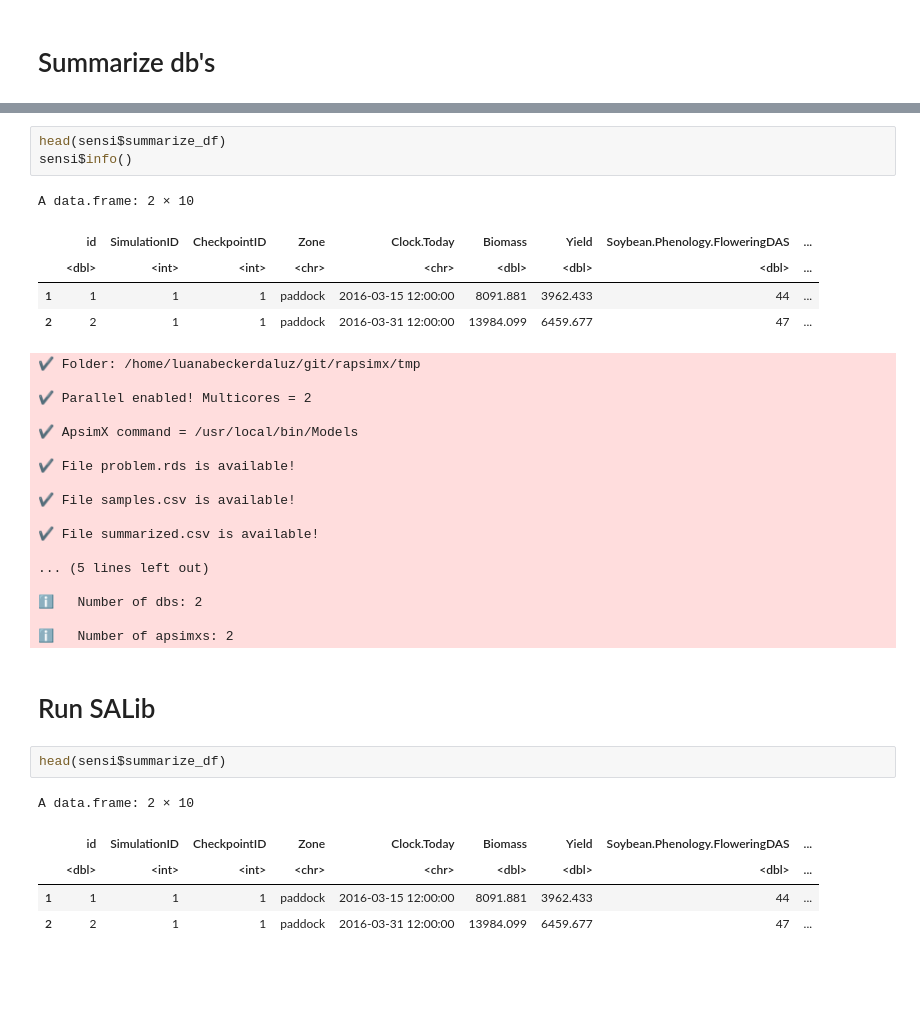
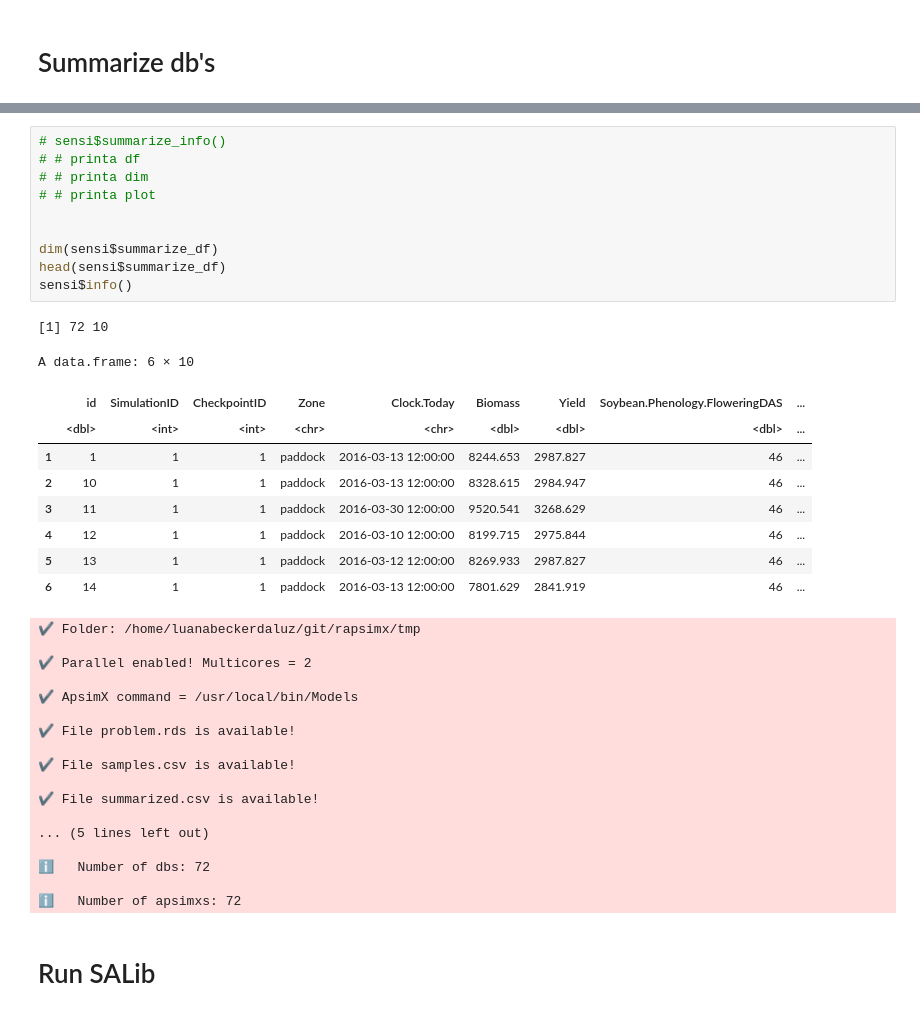
Before and after one commit to luanabeckerdaluz/rapsimx, a Jupyter notebook: examples/sensitivity.ipynb, the cells around one changed output, grey strips where cells are left out. Cells and saved outputs as stored; diff of their text form; blank space fills up the shorter version.

```diff
--- a/examples/sensitivity.ipynb
+++ b/examples/sensitivity.ipynb
@@ -181,40 +181,44 @@ sensi$summarize(
 ✔ File 'summarized.csv' saved!
 # %%
+# sensi$summarize_info()
+# # printa df
+# # printa dim
+# # printa plot
+
+
+dim(sensi$summarize_df)
 head(sensi$summarize_df)
 sensi$info()
 # %% [output]
-A data.frame: 2 × 10
+[1] 72 10
+A data.frame: 6 × 10
 |  | id | SimulationID | CheckpointID | Zone | Clock.Today | Biomass | Yield | Soybean.Phenology.FloweringDAS | ... |
 |  | <dbl> | <int> | <int> | <chr> | <chr> | <dbl> | <dbl> | <dbl> | ... |
-| 1 | 1 | 1 | 1 | paddock | 2016-03-15 12:00:00 | 8091.881 | 3962.433 | 44 | ... |
-| 2 | 2 | 1 | 1 | paddock | 2016-03-31 12:00:00 | 13984.099 | 6459.677 | 47 | ... |
+| 1 | 1 | 1 | 1 | paddock | 2016-03-13 12:00:00 | 8244.653 | 2987.827 | 46 | ... |
+| 2 | 10 | 1 | 1 | paddock | 2016-03-13 12:00:00 | 8328.615 | 2984.947 | 46 | ... |
+| 3 | 11 | 1 | 1 | paddock | 2016-03-30 12:00:00 | 9520.541 | 3268.629 | 46 | ... |
+| 4 | 12 | 1 | 1 | paddock | 2016-03-10 12:00:00 | 8199.715 | 2975.844 | 46 | ... |
+| 5 | 13 | 1 | 1 | paddock | 2016-03-12 12:00:00 | 8269.933 | 2987.827 | 46 | ... |
+| 6 | 14 | 1 | 1 | paddock | 2016-03-13 12:00:00 | 7801.629 | 2841.919 | 46 | ... |
-✔ Folder: /home/luanabeckerdaluz/git/rapsimx/tmp
-
-✔ Parallel enabled! Multicores = 2
-
-✔ ApsimX command = /usr/local/bin/Models
-
-✔ File problem.rds is available!
-
-✔ File samples.csv is available!
-
-✔ File summarized.csv is available!
-
-... (5 lines left out)
-
-ℹ   Number of dbs: 2
-
-ℹ   Number of apsimxs: 2
+✔ Folder: /home/luanabeckerdaluz/git/rapsimx/tmp
+
+✔ Parallel enabled! Multicores = 2
+
+✔ ApsimX command = /usr/local/bin/Models
+
+✔ File problem.rds is available!
+
+✔ File samples.csv is available!
+
+✔ File summarized.csv is available!
+
+... (5 lines left out)
+
+ℹ   Number of dbs: 72
+
+ℹ   Number of apsimxs: 72
 # %% [markdown]
 # Run SALib
-# %%
-head(sensi$summarize_df)
-# %% [output]
-A data.frame: 2 × 10
-|  | id | SimulationID | CheckpointID | Zone | Clock.Today | Biomass | Yield | Soybean.Phenology.FloweringDAS | ... |
-|  | <dbl> | <int> | <int> | <chr> | <chr> | <dbl> | <dbl> | <dbl> | ... |
-| 1 | 1 | 1 | 1 | paddock | 2016-03-15 12:00:00 | 8091.881 | 3962.433 | 44 | ... |
-| 2 | 2 | 1 | 1 | paddock | 2016-03-31 12:00:00 | 13984.099 | 6459.677 | 47 | ... |
 # %%
 sensi$compute_salib_for_all_params_and_fields(
   "Name",
```
Also changed, not shown: parts of 8 cells of this notebook, 3 other files.
